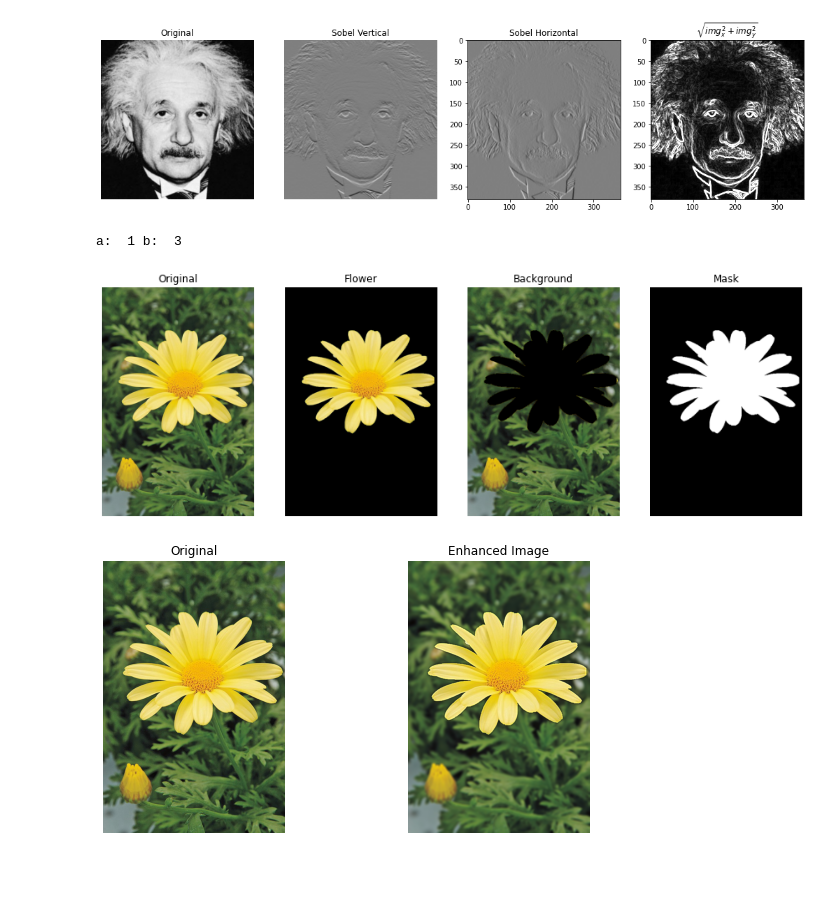
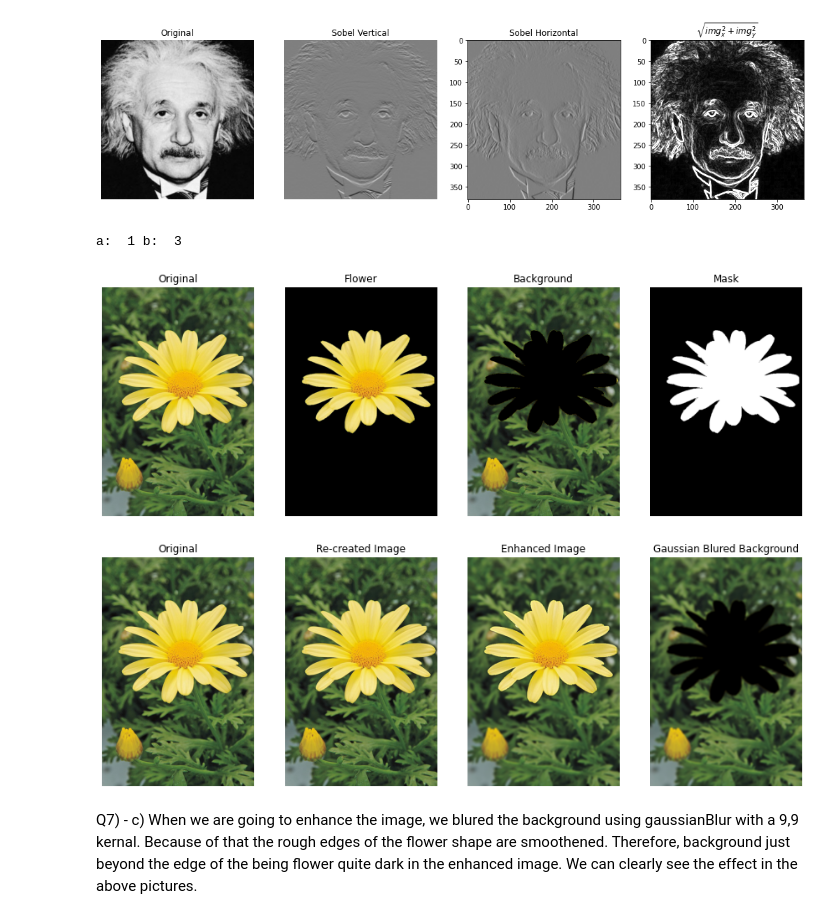
Before and after one commit to limalkasadith/S4-EN2550-Workspace, a Jupyter notebook: Assignments/Assignment-1/190538N_Assignment_1.ipynb, the cells around one changed output. Drawn from its saved outputs; the diff is of its cells as text; code cells hidden in the pictures; blank space fills up the shorter version.

```diff
--- a/Assignments/Assignment-1/190538N_Assignment_1.ipynb
+++ b/Assignments/Assignment-1/190538N_Assignment_1.ipynb
@@ -299,34 +299,43 @@ fig,ax = plt.subplots(1,4,figsize=(15,6))
 ax[0].imshow(img_RGB)
 ax[1].imshow(flower)
 ax[2].imshow(cv.cvtColor(background,cv.COLOR_BGR2RGB))
 ax[3].imshow(cv.cvtColor(fmask,cv.COLOR_BGR2RGB))
 
 ax[0].axis('off')
 ax[1].axis('off')
 ax[2].axis('off')
 ax[3].axis('off')
 
 ax[0].set_title("Original")
 ax[1].set_title("Flower")
 ax[2].set_title("Background")
 ax[3].set_title("Mask")
 
 background_blur =cv.GaussianBlur(background, (9,9), 4)
+re_created = cv.add(cv.cvtColor(flower,cv.COLOR_RGB2BGR), background)
 enhanced = cv.add(cv.cvtColor(flower,cv.COLOR_RGB2BGR), background_blur)
 
-fig,ax = plt.subplots(1,2,figsize=(10,5))
+fig,ax = plt.subplots(1,4,figsize=(15,7))
 
 ax[0].imshow(cv.cvtColor(img,cv.COLOR_BGR2RGB))
-ax[1].imshow(cv.cvtColor(enhanced,cv.COLOR_BGR2RGB))
+ax[1].imshow(cv.cvtColor(re_created,cv.COLOR_BGR2RGB))
+ax[2].imshow(cv.cvtColor(enhanced,cv.COLOR_BGR2RGB))
+ax[3].imshow(cv.cvtColor(background_blur,cv.COLOR_BGR2RGB))
 
 ax[0].axis('off')
 ax[1].axis('off')
+ax[2].axis('off')
+ax[3].axis('off')
 
 ax[0].set_title("Original")
-ax[1].set_title("Enhanced Image")
+ax[1].set_title("Re-created Image")
+ax[2].set_title("Enhanced Image")
+ax[3].set_title("Gaussian Blured Background")
 
 plt.show()
 # %% [output]
 a:  1 b:  3
 [figure]
-[figure, old version]
+[figure, new version]
+# %% [markdown]
+Q7) - c) When we are going to enhance the image, we blured the background using gaussianBlur with a 9,9 kernal. Because of that the rough edges of the flower shape are smoothened. Therefore, background just beyond the edge of the being flower quite dark in the enhanced image. We can clearly see the effect in the above pictures.
```
